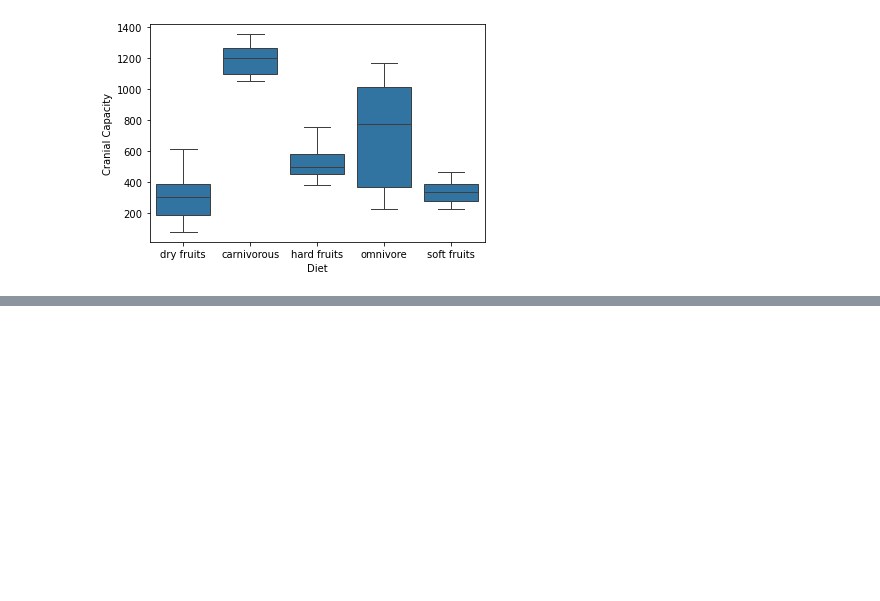
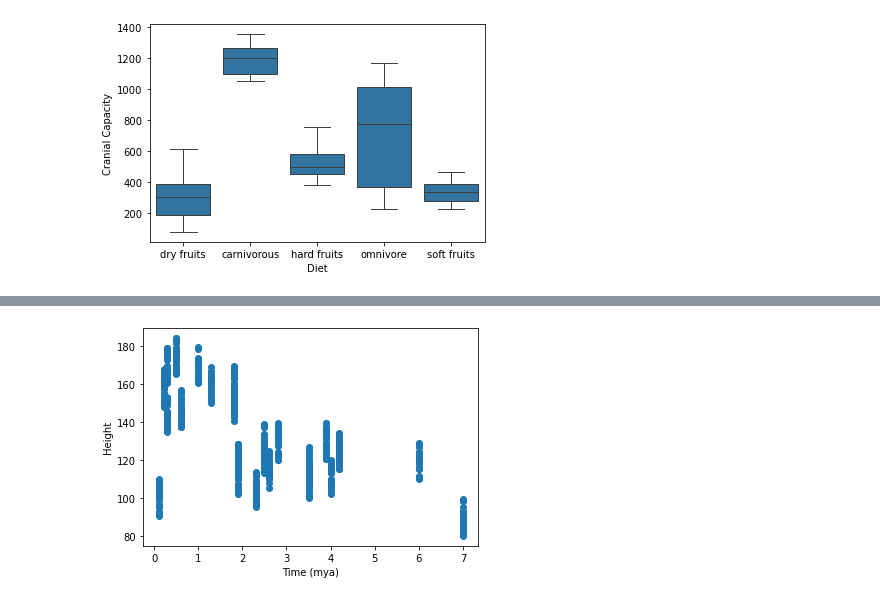
Before and after one commit to gutinata/CodeMedley, a Jupyter notebook: ML_AI_Foundations_Final_Project/Hominid_dataset_analysis.ipynb, the cells around one changed output, grey strips where cells are left out. Saved outputs shown, nothing was run; the diff lists cells and outputs as text; code cells hidden in the pictures; blank space fills up the shorter version.

```diff
--- a/ML_AI_Foundations_Final_Project/Hominid_dataset_analysis.ipynb
+++ b/ML_AI_Foundations_Final_Project/Hominid_dataset_analysis.ipynb
@@ -129,0 +146,10 @@ On first examination, yes, several traits related to diet seem to have a correla
+# %%
+#relationship between height and time
+
+plt.scatter(x = hominid.mya_time, y = hominid.Height)
+plt.ylabel('Height')
+plt.xlabel('Time (mya)')
+plt.show()
+plt.close()
+# %% [output]
+[figure, added]
```
Also changed, not shown: parts of 16 cells of this notebook.
